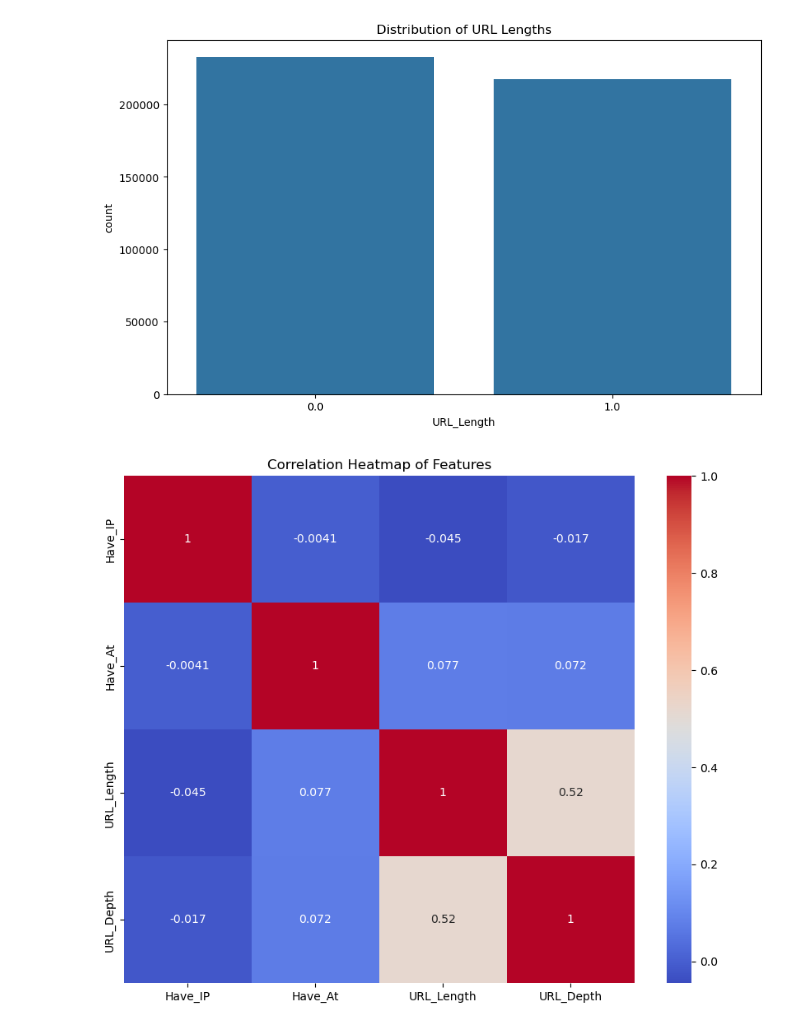
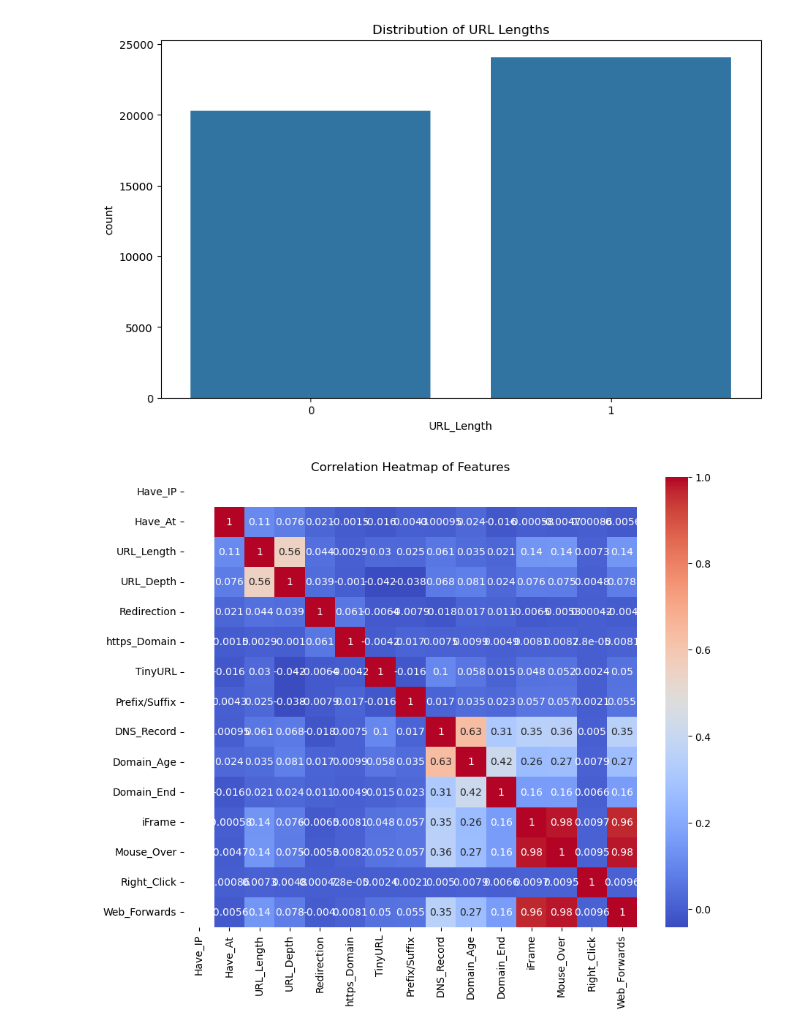
Before and after one commit to csce585-mlsystems/Phishing-Detection, a Jupyter notebook: URL_Detection_Test.ipynb, the cells around one changed output. Cells and saved outputs as stored; diff of their text form; code cells hidden in the pictures.

```diff
--- a/URL_Detection_Test.ipynb
+++ b/URL_Detection_Test.ipynb
@@ -104,0 +54,8 @@ Error processing URL http://ladiesfirst-privileges[.]com/656465/d5678h9.exe: '.'
+# %%
+# Convert the features into separate columns
+# df_features = pd.DataFrame(df['features'].tolist(), index=df.index, columns=features)
+
+# Combine the extracted features with the original DataFrame
+# df_combined = pd.concat([df, df_features], axis=1)
+df = df.dropna(subset=['Label'])
+print(df)
@@ -110,19 +85,22 @@ import seaborn as sns
 plt.figure(figsize=(10, 6))
 
 # Bar plot of URL_Length feature (Not that useful)
-sns.countplot(x='URL_Length', data=df_combined)
+# URL_length is set to 1 if a URL is longer than 54 characters, 0 if less
+sns.countplot(x='URL_Length', data=df)
 plt.title('Distribution of URL Lengths')
 plt.show()
 # %% [output]
-[figure, old version]
+[figure, new version]
 # %%
 # Create Heatmap for correlations (Also not extremely useful)
-df_corr = df_combined[['Have_IP', 'Have_At', 'URL_Length', 'URL_Depth']].corr()
+# make heatmap for features, first create df without url and label
+
+df_corr = df[features].corr()
 
 plt.figure(figsize=(10, 8))
 sns.heatmap(df_corr, annot=True, cmap='coolwarm')
 
 plt.title('Correlation Heatmap of Features')
 plt.show()
 # %% [output]
-[figure, old version]
+[figure, new version]
```
Also changed, not shown: parts of 10 cells of this notebook, 1 other file.
